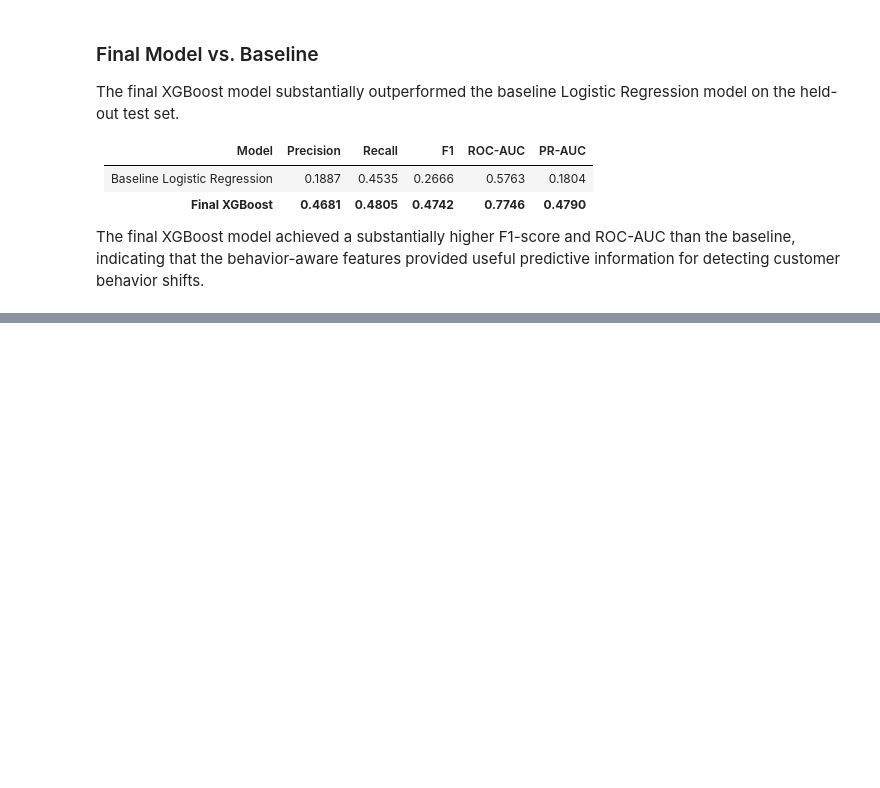
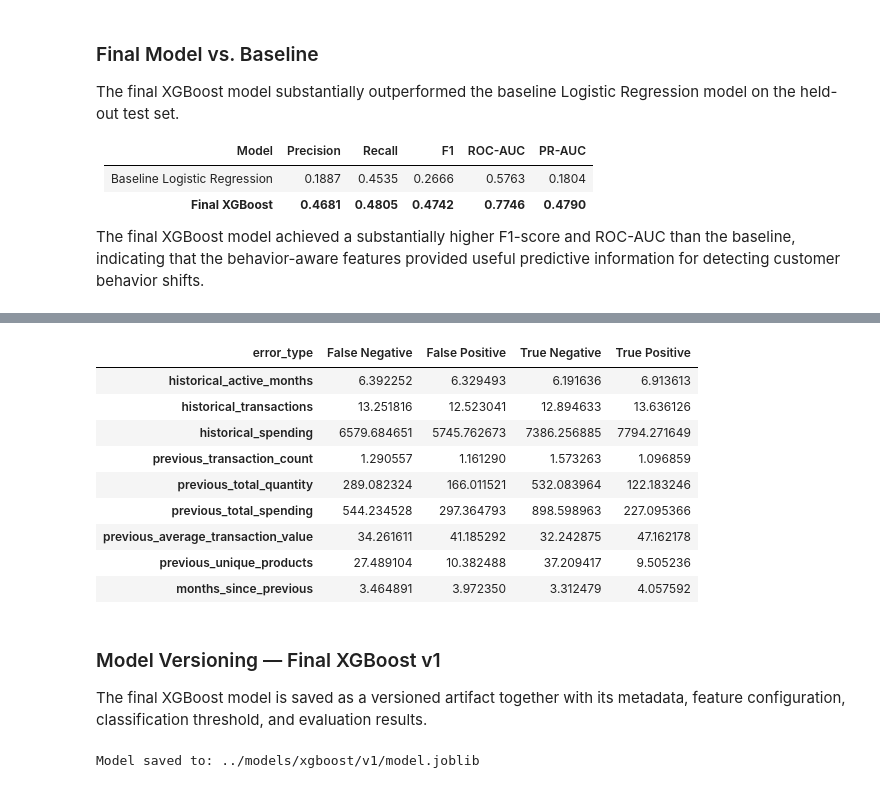
Before and after one commit to saraalwadia/customer-behavior-shift-detection, a Jupyter notebook: notebooks/04_modeling.ipynb, the cells around one changed output, grey strips where cells are left out. Drawn from its saved outputs; the diff is of its cells as text; code cells hidden in the pictures; blank space fills up the shorter version.

Commit message:
Complete model training evaluation and versioning

```diff
--- a/notebooks/04_modeling.ipynb
+++ b/notebooks/04_modeling.ipynb
@@ -3063,0 +3212,41 @@ The final XGBoost model achieved a substantially higher F1-score and ROC-AUC tha
+# %%
+# Compare behavioral features across prediction outcomes
+
+error_feature_summary = (
+    final_xgb_test_results
+       .groupby("error_type")[behavior_aware_features]
+    .mean()
+    .T
+)
+
+error_feature_summary
+# %% [output]
+| error_type | False Negative | False Positive | True Negative | True Positive |
+| historical_active_months | 6.392252 | 6.329493 | 6.191636 | 6.913613 |
+| historical_transactions | 13.251816 | 12.523041 | 12.894633 | 13.636126 |
+| historical_spending | 6579.684651 | 5745.762673 | 7386.256885 | 7794.271649 |
+| previous_transaction_count | 1.290557 | 1.161290 | 1.573263 | 1.096859 |
+| previous_total_quantity | 289.082324 | 166.011521 | 532.083964 | 122.183246 |
+| previous_total_spending | 544.234528 | 297.364793 | 898.598963 | 227.095366 |
+| previous_average_transaction_value | 34.261611 | 41.185292 | 32.242875 | 47.162178 |
+| previous_unique_products | 27.489104 | 10.382488 | 37.209417 | 9.505236 |
+| months_since_previous | 3.464891 | 3.972350 | 3.312479 | 4.057592 |
+# %% [markdown]
+### Model Versioning — Final XGBoost v1
+
+The final XGBoost model is saved as a versioned artifact together with its metadata, feature configuration, classification threshold, and evaluation results.
+# %%
+# Save the final XGBoost model as version 1
+
+model_version_dir = "../models/xgboost/v1"
+
+os.makedirs(model_version_dir, exist_ok=True)
+
+joblib.dump(
+    xgb_model,
+    f"{model_version_dir}/model.joblib"
+)
+
+print(f"Model saved to: {model_version_dir}/model.joblib")
+# %% [output]
+Model saved to: ../models/xgboost/v1/model.joblib
```
Also changed, not shown: parts of 11 cells of this notebook, 2 other files.
